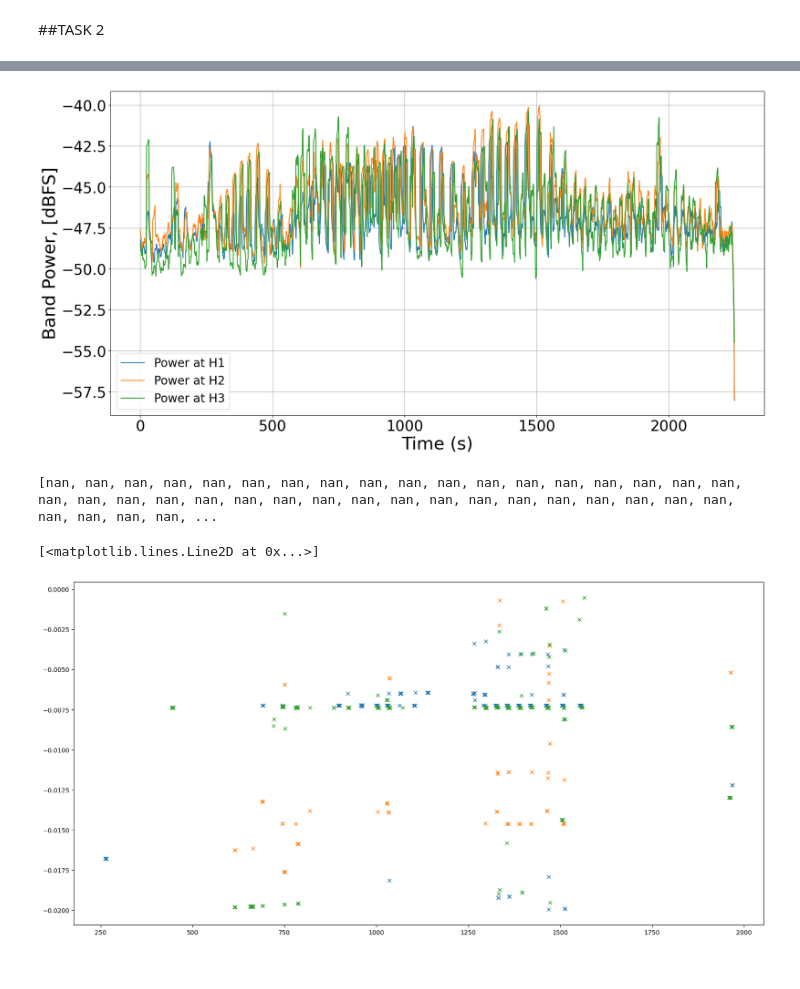
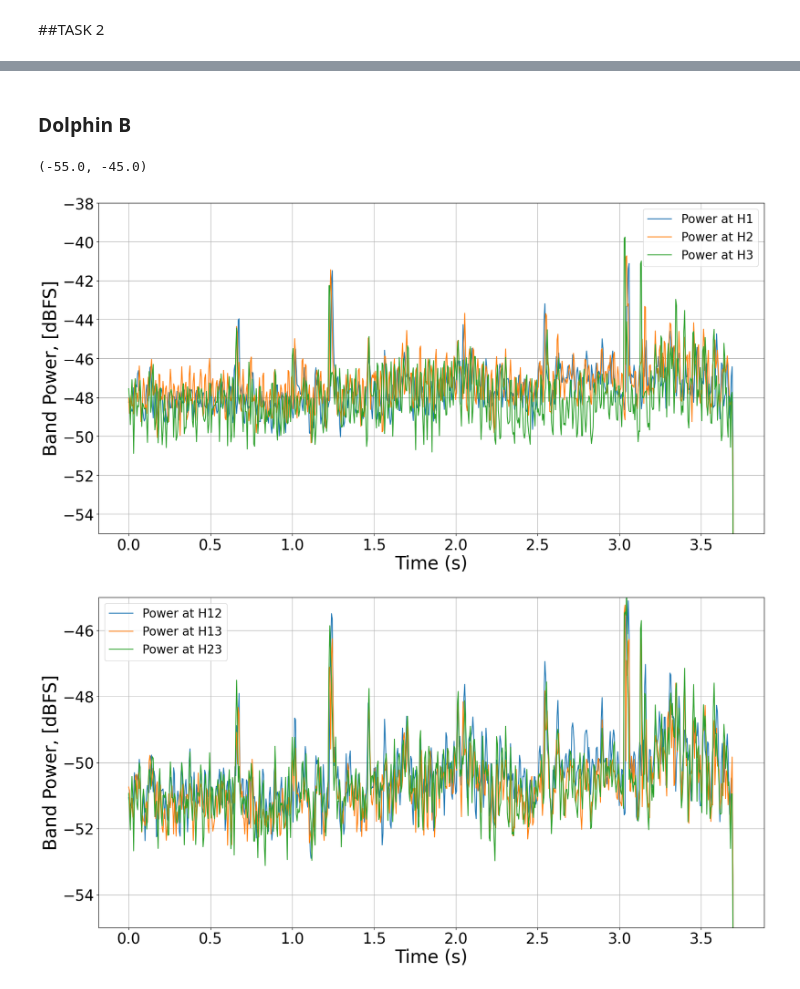
Before and after one commit to bpmasters/asa-challenge-24, a Jupyter notebook: asa-challenge-24.ipynb, the cells around one changed output, grey strips where cells are left out. Drawn from its saved outputs; the diff is of its cells as text; code cells hidden in the pictures.

```diff
--- a/asa-challenge-24.ipynb
+++ b/asa-challenge-24.ipynb
@@ -129,2 +149,14 @@ Text(0.5, 1.0, 'Interclick Interval by Click, Total Number of Clicks: A: 82 B: 1
 # %% [markdown]
 ##TASK 2
+# %%
+d = 14  # meters, separating hydrophones
+c = 1520  # m/s, speed of sound in water
+max_td = d/c
+
+win_size = 4096
+noverlap = int(np.ceil(win_size*.95))
+
+dB_peak_thresh_a = 18
+dB_peak_thresh_b = 15
+pk_distance = 5
+click_cutoff = int(4.5 * fs)
@@ -131,10 +438,12 @@ Text(0.5, 1.0, 'Interclick Interval by Click, Total Number of Clicks: A: 82 B: 1
+# %% [markdown]
+### Dolphin B
 # %%
 d = 14  # meters, separating hydrophones
 c = 1520  # m/s, speed of sound in water
 max_td = d/c
 
-win_size = 5000
-noverlap = np.ceil(win_size*.9)
+win_size = 2500
+noverlap = np.ceil(win_size*.5)
 
 dB_peak_thresh_a = 18
 dB_peak_thresh_b = 15
@@ -244,28 +530,38 @@ for i, (b1, b2, b3) in enumerate(zip(h1_buff, h2_buff, h3_buff)):
 # %%
 plt.figure()
 xs = np.arange(0,len(h1_powers))
-time = win_size/fs
+time = (win_size/fs)*(noverlap/win_size)
 
-plt.plot(xs,(h1_powers), label = 'Power at H1')
-plt.plot(xs,(h2_powers), label = 'Power at H2')
-plt.plot(xs,(h3_powers), label = 'Power at H3')
+plt.plot(xs*time,(h1_powers), label = 'Power at H1')
+plt.plot(xs*time,(h2_powers), label = 'Power at H2')
+plt.plot(xs*time,(h3_powers), label = 'Power at H3')
 
 plt.legend(fontsize = 20)
 plt.xlabel('Time (s)', fontsize = 30)
 plt.ylabel('Band Power, [dBFS]', fontsize = 30)
 plt.xticks(fontsize = 25)
 plt.yticks(fontsize = 25)
 plt.grid()
+plt.ylim([-55, -38])
 # plt.xlim([300,500])
+
+plt.figure()
+xs = np.arange(0,len(h1_powers))
+time = (win_size/fs)*(noverlap/win_size)
+
+plt.plot(xs*time,(h12_powers), label = 'Power at H12')
+plt.plot(xs*time,(h13_powers), label = 'Power at H13')
+plt.plot(xs*time,(h23_powers), label = 'Power at H23')
+
+plt.legend(fontsize = 20)
+plt.xlabel('Time (s)', fontsize = 30)
+plt.ylabel('Band Power, [dBFS]', fontsize = 30)
+plt.xticks(fontsize = 25)
+plt.yticks(fontsize = 25)
+plt.grid()
+plt.ylim([-55, -45])
+# plt.xlim([300,500])
 # %% [output]
+(-55.0, -45.0)
-[figure, old version]
+[figure, new version]
+[figure, added]
-# %%
-print(good_frame_delays_12)
-plt.figure()
-plt.plot(good_frame_delays_12, 'x')
-plt.plot(good_frame_delays_13, 'x')
-plt.plot(good_frame_delays_23, 'x')
-# %% [output]
-[nan, nan, nan, nan, nan, nan, nan, nan, nan, nan, nan, nan, nan, nan, nan, nan, nan, nan, nan, nan, nan, nan, nan, nan, nan, nan, nan, nan, nan, nan, nan, nan, nan, nan, nan, nan, nan, nan, nan, nan, ...
-[<matplotlib.lines.Line2D at 0x...>]
-[figure, removed]
```
Also changed, not shown: parts of 24 cells of this notebook.
